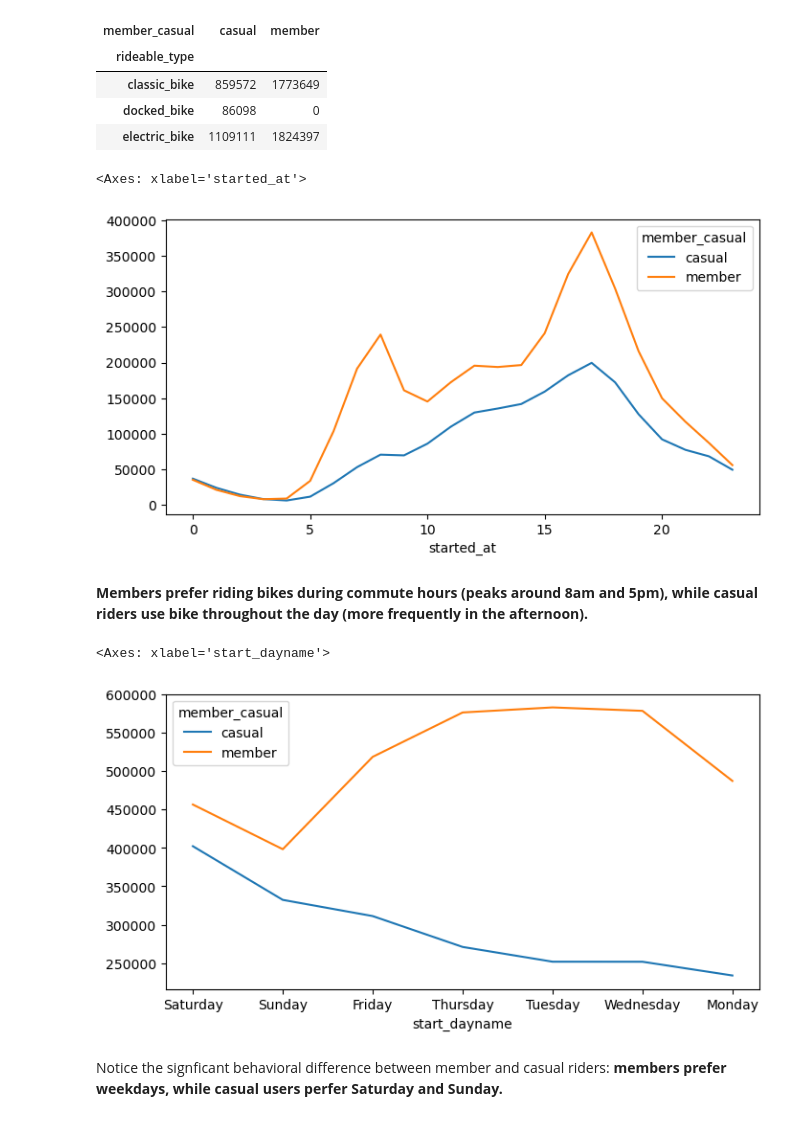
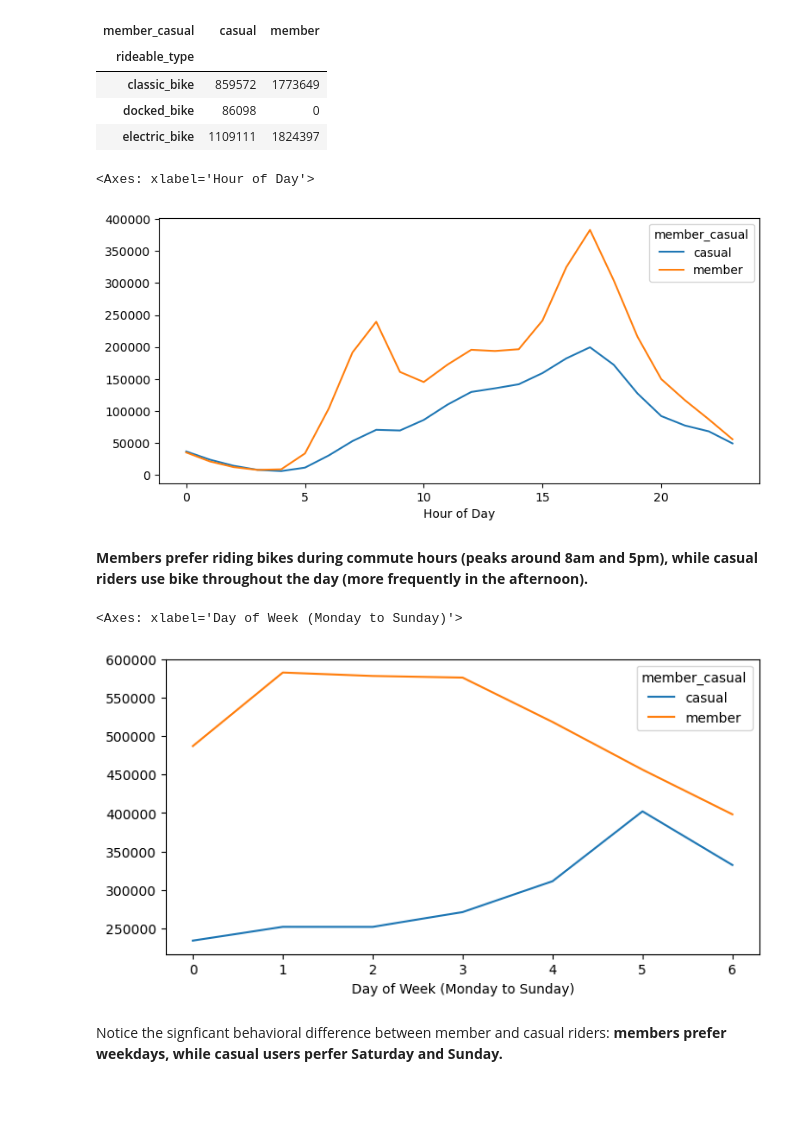
Before and after one commit to cool2d/DataAnalysisProjects, a Jupyter notebook: Cyclistic Analysis.ipynb, the cells around one changed output. Saved outputs shown, nothing was run; the diff lists cells and outputs as text; code cells hidden in the pictures.

```diff
--- a/Cyclistic Analysis.ipynb
+++ b/Cyclistic Analysis.ipynb
@@ -123,8 +123,8 @@ df['start_dayname'] = df.started_at.dt.day_name()
 b = [1,3,6,9,12,13] # 13 is a dummy threshold
 l = ['Winter', 'Spring','Summer','Fall','Winter']
 
-df['season'] = pd.cut(df.started_at.dt.month, bins = b, labels = l, include_lowest = True, ordered=False)
+df['season'] = pd.cut(df.started_at.dt.month, bins = b, labels = l, include_lowest = True, right = False, ordered=False)
 
-df.head()
+df.sample()
 # %% [output]
 |  | ride_id | rideable_type | started_at | ended_at | start_station_name | start_station_id | end_station_name | ... |
@@ -136,8 +131,0 @@ df.head()
-# %%
-# find "day_session" for started_at time
-
-b = [0,4,12,17,20,24]
-l = ['Late Night', 'Morning','Afternoon','Evening','Night']
-
-df['day_session'] = pd.cut(df.started_at.dt.hour, bins = b, labels = l, include_lowest = True)
-df[['started_at','day_session']]
@@ -263,22 +225,22 @@ pd.crosstab(df.rideable_type,df.member_casual)
 # %%
 ### 5. Number of trips in different parts of the day (Late Night, Morning,Afternoon,Evening,Night) by user types
 
 # print(df.pivot_table(index = 'day_session', columns = 'member_casual', values='ride_id', aggfunc='nunique'))
 
 pd.crosstab(df.started_at.dt.hour, df.member_casual)\
-.plot(figsize = (8,4))
+.plot(figsize = (9,4), xlabel = 'Hour of Day')
 # %% [output]
-<Axes: xlabel='started_at'>
+<Axes: xlabel='Hour of Day'>
-[figure, old version]
+[figure, new version]
 # %% [markdown]
 **Members prefer riding bikes during commute hours (peaks around 8am and 5pm), while casual riders use bike throughout the day (more frequently in the afternoon).**
 # %%
 ### 6. Number of trips on different days of the week by user types
-df.pivot_table(index = 'start_dayname', columns = 'member_casual', values='ride_id', aggfunc='nunique')\
-.sort_values(by = 'casual', ascending = False).plot(figsize = (8,4))
+df.pivot_table(index =df.started_at.dt.weekday, columns = 'member_casual', values='ride_id', aggfunc='nunique')\
+.plot(figsize = (8,4), xlabel = 'Day of Week (Monday to Sunday)')
 # %% [output]
-<Axes: xlabel='start_dayname'>
+<Axes: xlabel='Day of Week (Monday to Sunday)'>
-[figure, old version]
+[figure, new version]
 # %% [markdown]
 Notice the signficant behavioral difference between member and casual riders: **members prefer weekdays, while casual users perfer Saturday and Sunday.**
 # %%
```
Also changed, not shown: parts of 8 cells of this notebook.
